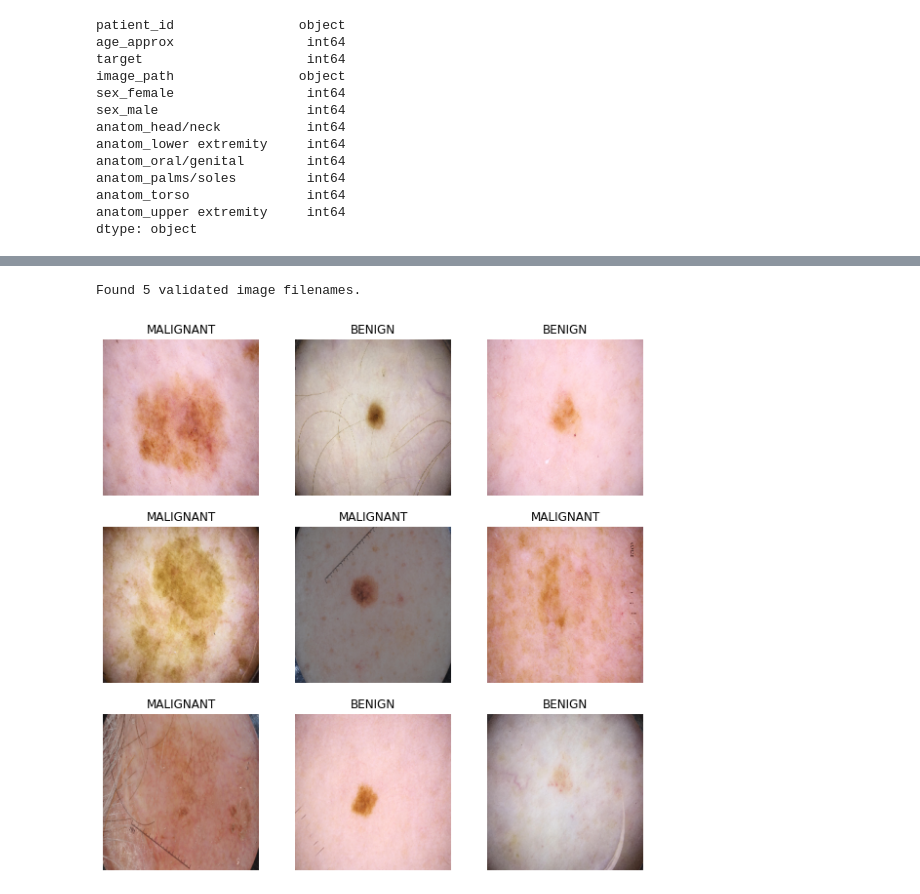
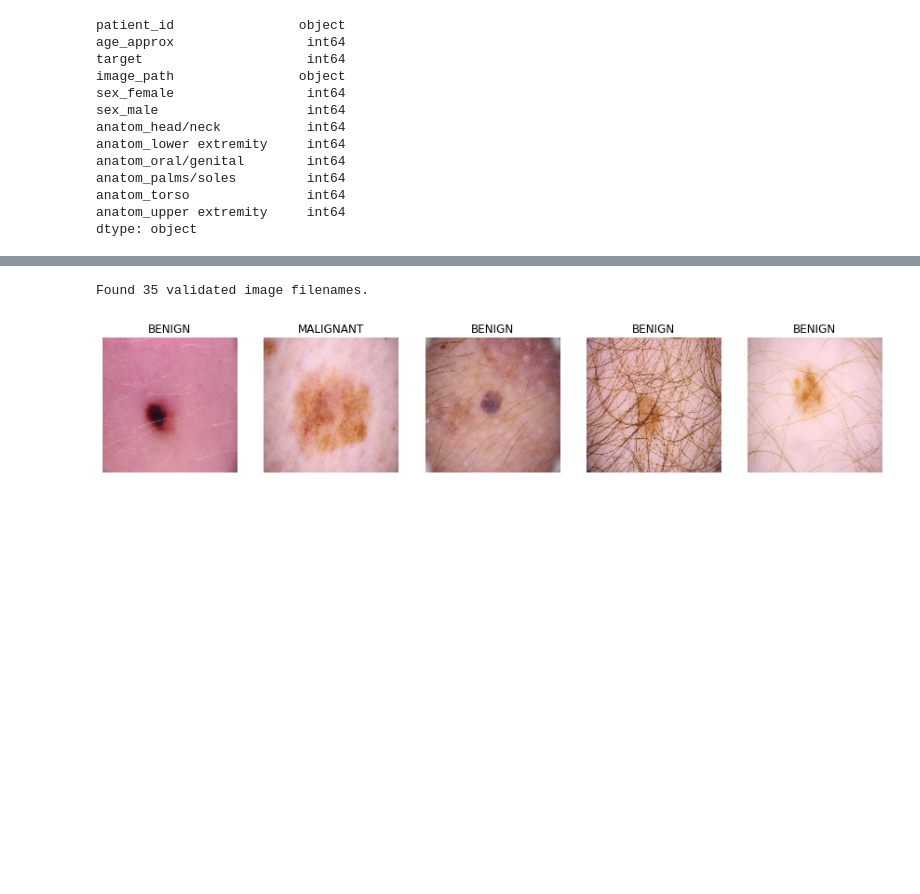
Before and after one commit to SaschaMet/melanoma-classification, a Jupyter notebook: eda.ipynb, the cells around one changed output, grey strips where cells are left out. Saved outputs shown, nothing was run; the diff lists cells and outputs as text; code cells hidden in the pictures; blank space fills up the shorter version.

Commit message:
add kfold cross validation

```diff
--- a/eda.ipynb
+++ b/eda.ipynb
@@ -197,19 +186,23 @@ rows in test_df 500
 # %%
-## prepare images for training
-train_idg = ImageDataGenerator(
-    rescale=1 / 255.0,
-    horizontal_flip=True,
-    vertical_flip=True,
-)
+def get_training_gen(df):
+    ## prepare images for training
+    train_idg = ImageDataGenerator(
+        # TODO: add more augmentation methods
+        rescale=1 / 255.0,
+        horizontal_flip=True,
+        vertical_flip=True,
+    )
 
-train_gen = train_idg.flow_from_dataframe(
-    seed=SEED,
-    dataframe=train_df,
-    directory=None,
-    x_col='image_path',
-    y_col='target',
-    class_mode='raw',
-    shuffle=True,
-    target_size=IMG_SIZE,
-    batch_size=BATCH_SIZE
-)
+    train_gen = train_idg.flow_from_dataframe(
+        seed=SEED,
+        dataframe=df,
+        directory=None,
+        x_col='image_path',
+        y_col='target',
+        class_mode='raw',
+        shuffle=True,
+        target_size=IMG_SIZE,
+        batch_size=BATCH_SIZE
+    )
+
+    return train_gen
@@ -218,35 +209,38 @@ Found 10 validated image filenames.
 # %%
-## prepare images for validation
-val_idg = ImageDataGenerator(rescale=1. / 255.0)
-val_gen = val_idg.flow_from_dataframe(
-    seed=SEED,
-    dataframe=val_df,
-    directory=None,
-    x_col='image_path',
-    y_col='target',
-    class_mode='raw',
-    shuffle=False,
-    target_size=IMG_SIZE,
-    batch_size=BATCH_SIZE
-)
+def get_validation_gen(df):
+    ## prepare images for validation
+    val_idg = ImageDataGenerator(rescale=1. / 255.0)
+    val_gen = val_idg.flow_from_dataframe(
+        seed=SEED,
+        dataframe=df,
+        directory=None,
+        x_col='image_path',
+        y_col='target',
+        class_mode='raw',
+        shuffle=False,
+        target_size=IMG_SIZE,
+        batch_size=BATCH_SIZE
+    )
+
+    return val_gen
-# %% [output]
-Found 5 validated image filenames.
 # %%
+train_gen = get_training_gen(train.sample(50))
 images, labes = next(train_gen)
-plt.figure(figsize=(10, 10))
+plt.figure(figsize=(15, 15))
 counter = 0
 
-for image in images[:9]:
-    ax = plt.subplot(3, 3, counter + 1)
+for image in images[:5]:
+    ax = plt.subplot(1, 5, counter + 1)
     plt.imshow(image)
     plt.axis("off")
     if labes[counter] == 1:
         plt.title('MALIGNANT')
     else:
         plt.title('BENIGN')
     counter = counter + 1
 # %% [output]
+Found 35 validated image filenames.
-[figure, old version]
+[figure, new version]
 # %%
 def save_history(history, timestamp):
     """Helper function to save a png image of the loss and accuracy
```
Also changed, not shown: parts of 17 cells of this notebook.
